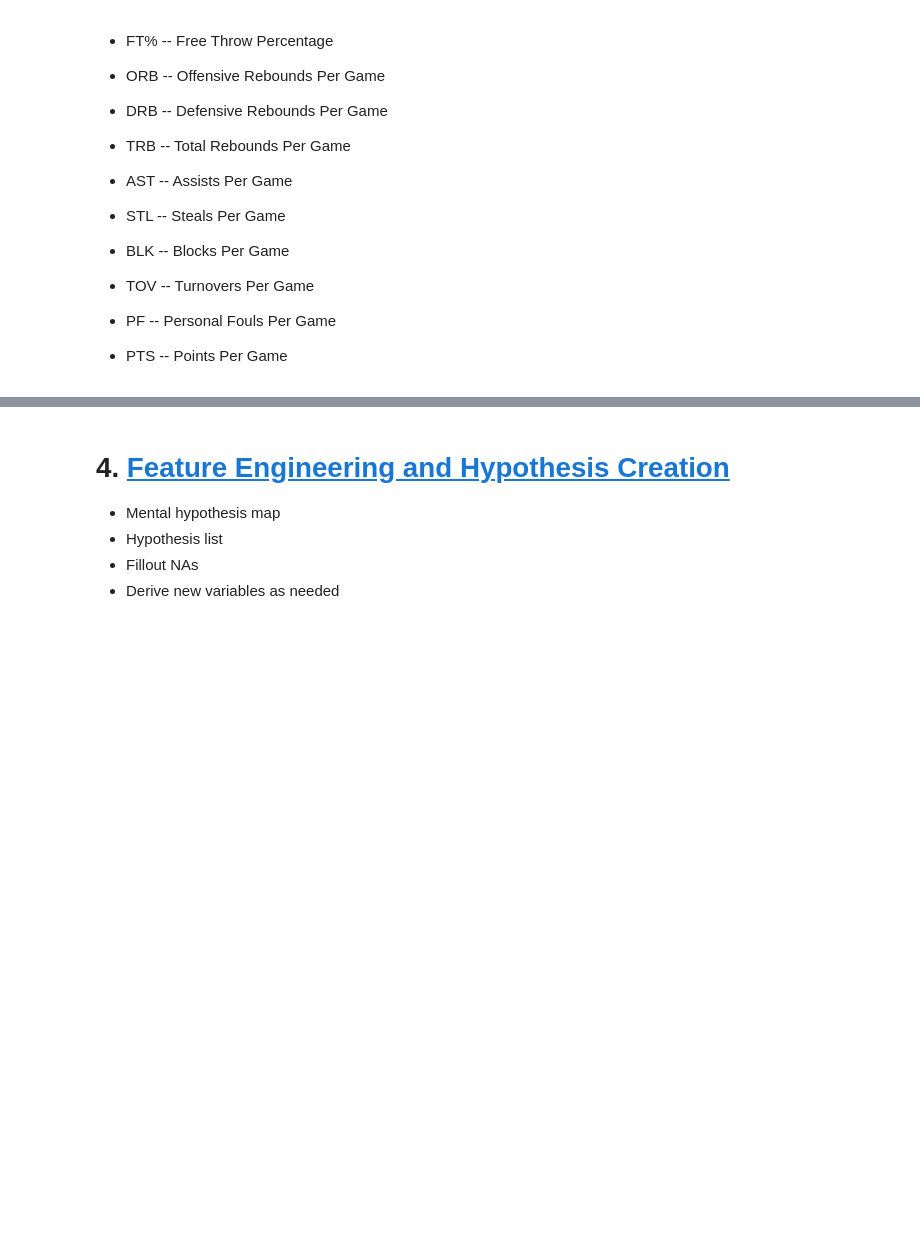
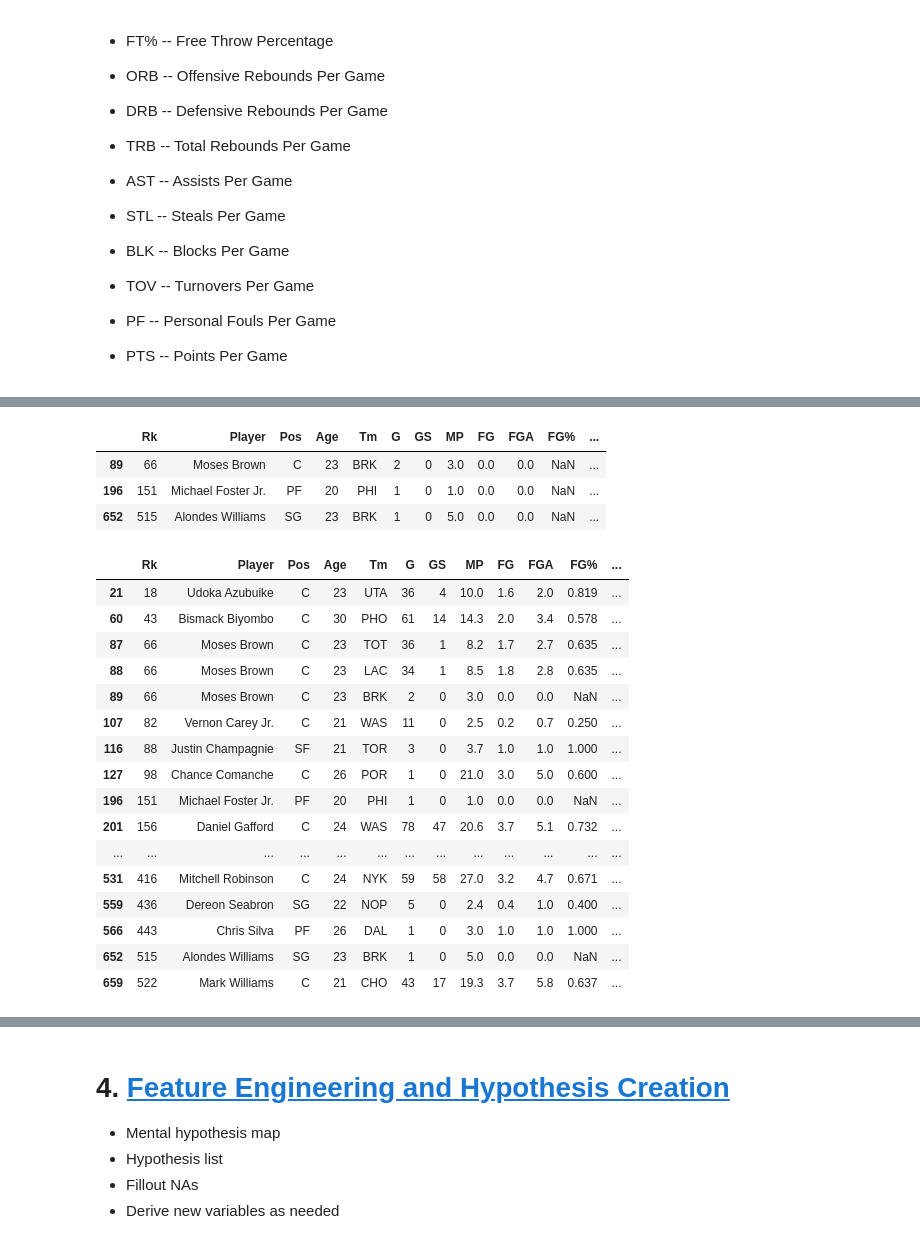
Before and after one commit to brunopiato/NBA_2022-2023, a Jupyter notebook: NBA_Season22_23.ipynb, the cells around one changed output, grey strips where cells are left out. Cells and saved outputs as stored; diff of their text form; code cells hidden in the pictures; blank space fills up the shorter version.

```diff
--- a/NBA_Season22_23.ipynb
+++ b/NBA_Season22_23.ipynb
@@ -387,0 +542,27 @@ Index(['Rk', 'Player', 'Pos', 'Age', 'Tm', 'G', 'GS', 'MP', 'FG', 'FGA', 'FG%',
+# %%
+pergame_df_raw[pergame_df_raw['FG%'].isna()]
+# %% [output]
+|  | Rk | Player | Pos | Age | Tm | G | GS | MP | FG | FGA | FG% | ... |
+| 89 | 66 | Moses Brown | C | 23 | BRK | 2 | 0 | 3.0 | 0.0 | 0.0 | NaN | ... |
+| 196 | 151 | Michael Foster Jr. | PF | 20 | PHI | 1 | 0 | 1.0 | 0.0 | 0.0 | NaN | ... |
+| 652 | 515 | Alondes Williams | SG | 23 | BRK | 1 | 0 | 5.0 | 0.0 | 0.0 | NaN | ... |
+# %%
+pergame_df_raw[pergame_df_raw['3P%'].isna()]
+# %% [output]
+|  | Rk | Player | Pos | Age | Tm | G | GS | MP | FG | FGA | FG% | ... |
+| 21 | 18 | Udoka Azubuike | C | 23 | UTA | 36 | 4 | 10.0 | 1.6 | 2.0 | 0.819 | ... |
+| 60 | 43 | Bismack Biyombo | C | 30 | PHO | 61 | 14 | 14.3 | 2.0 | 3.4 | 0.578 | ... |
+| 87 | 66 | Moses Brown | C | 23 | TOT | 36 | 1 | 8.2 | 1.7 | 2.7 | 0.635 | ... |
+| 88 | 66 | Moses Brown | C | 23 | LAC | 34 | 1 | 8.5 | 1.8 | 2.8 | 0.635 | ... |
+| 89 | 66 | Moses Brown | C | 23 | BRK | 2 | 0 | 3.0 | 0.0 | 0.0 | NaN | ... |
+| 107 | 82 | Vernon Carey Jr. | C | 21 | WAS | 11 | 0 | 2.5 | 0.2 | 0.7 | 0.250 | ... |
+| 116 | 88 | Justin Champagnie | SF | 21 | TOR | 3 | 0 | 3.7 | 1.0 | 1.0 | 1.000 | ... |
+| 127 | 98 | Chance Comanche | C | 26 | POR | 1 | 0 | 21.0 | 3.0 | 5.0 | 0.600 | ... |
+| 196 | 151 | Michael Foster Jr. | PF | 20 | PHI | 1 | 0 | 1.0 | 0.0 | 0.0 | NaN | ... |
+| 201 | 156 | Daniel Gafford | C | 24 | WAS | 78 | 47 | 20.6 | 3.7 | 5.1 | 0.732 | ... |
+| ... | ... | ... | ... | ... | ... | ... | ... | ... | ... | ... | ... | ... |
+| 531 | 416 | Mitchell Robinson | C | 24 | NYK | 59 | 58 | 27.0 | 3.2 | 4.7 | 0.671 | ... |
+| 559 | 436 | Dereon Seabron | SG | 22 | NOP | 5 | 0 | 2.4 | 0.4 | 1.0 | 0.400 | ... |
+| 566 | 443 | Chris Silva | PF | 26 | DAL | 1 | 0 | 3.0 | 1.0 | 1.0 | 1.000 | ... |
+| 652 | 515 | Alondes Williams | SG | 23 | BRK | 1 | 0 | 5.0 | 0.0 | 0.0 | NaN | ... |
+| 659 | 522 | Mark Williams | C | 21 | CHO | 43 | 17 | 19.3 | 3.7 | 5.8 | 0.637 | ... |
```
Also changed, not shown: parts of 88 cells of this notebook, 3 other files.
